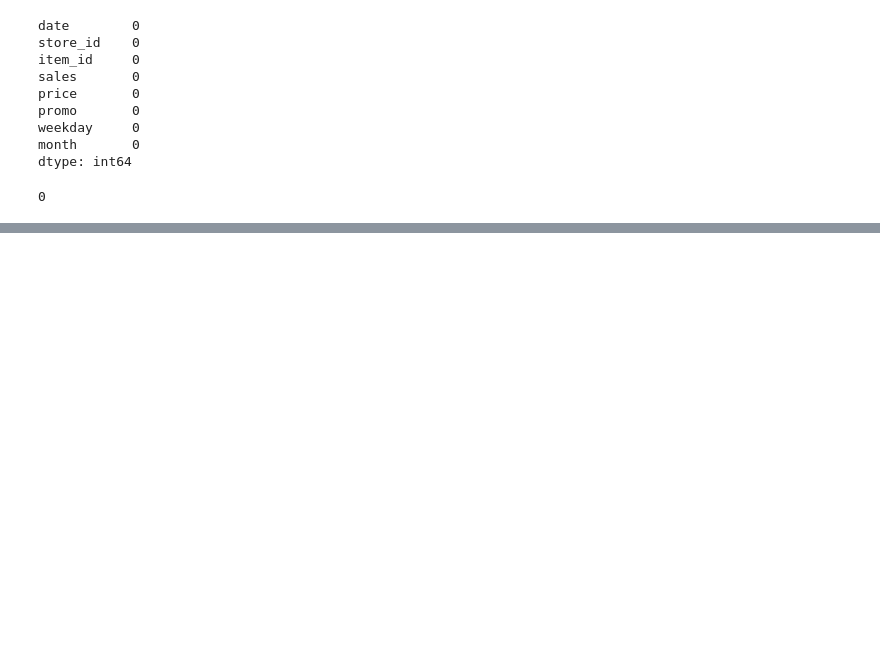
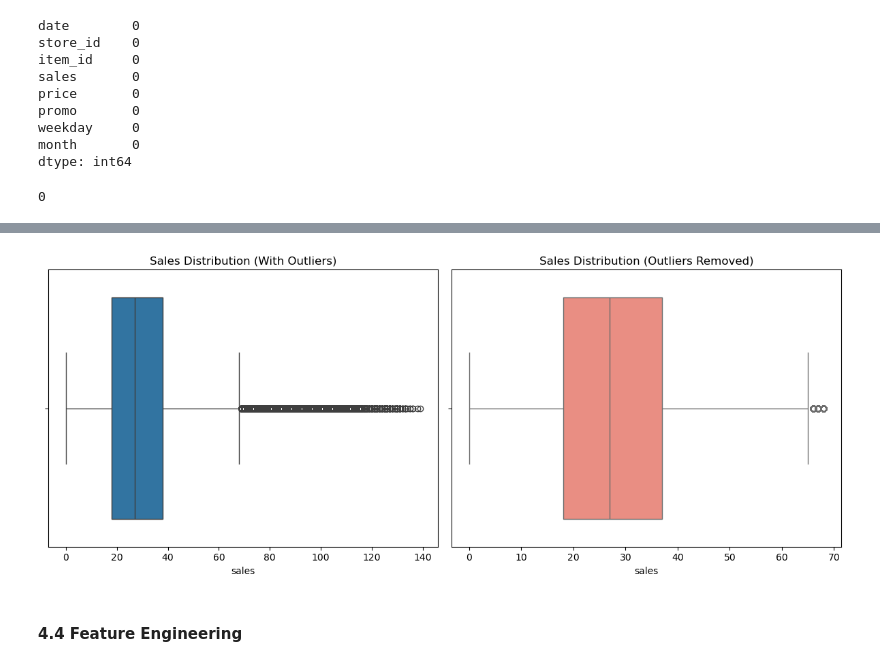
Before and after one commit to EAhadzi-byte/AI-Driven-Sales-Forecasting-and-Inventory-Optimisation-using-Machine-Learning, a Jupyter notebook: N1390585 AHADZI E.ipynb, the cells around one changed output, grey strips where cells are left out. Saved outputs shown, nothing was run; the diff lists cells and outputs as text; code cells hidden in the pictures; blank space fills up the shorter version.

Commit message:
Update N1390585 AHADZI E.ipynb
Feature Engineering

```diff
--- a/N1390585 AHADZI E.ipynb
+++ b/N1390585 AHADZI E.ipynb
@@ -135,0 +148,27 @@ print(df.duplicated().sum())
+# %%
+Q1 = df['sales'].quantile(0.25)
+Q3 = df['sales'].quantile(0.75)
+
+IQR = Q3 - Q1
+
+df_clean = df[
+    ~((df['sales'] < (Q1 - 1.5 * IQR)) |
+      (df['sales'] > (Q3 + 1.5 * IQR)))].copy()
+
+# 2. Set up a side-by-side plotting area
+fig, axes = plt.subplots(1, 2, figsize=(12, 5))
+
+# Plot Before
+sns.boxplot(x=df['sales'], ax=axes[0])
+axes[0].set_title('Sales Distribution (With Outliers)')
+
+# Plot After
+sns.boxplot(data=df_clean, x='sales', ax=axes[1], color='salmon')
+axes[1].set_title('Sales Distribution (Outliers Removed)')
+
+plt.tight_layout()
+plt.show()
+# %% [output]
+[figure, added]
+# %% [markdown]
+#### 4.4 Feature Engineering
```
Also changed, not shown: parts of 26 cells of this notebook.
